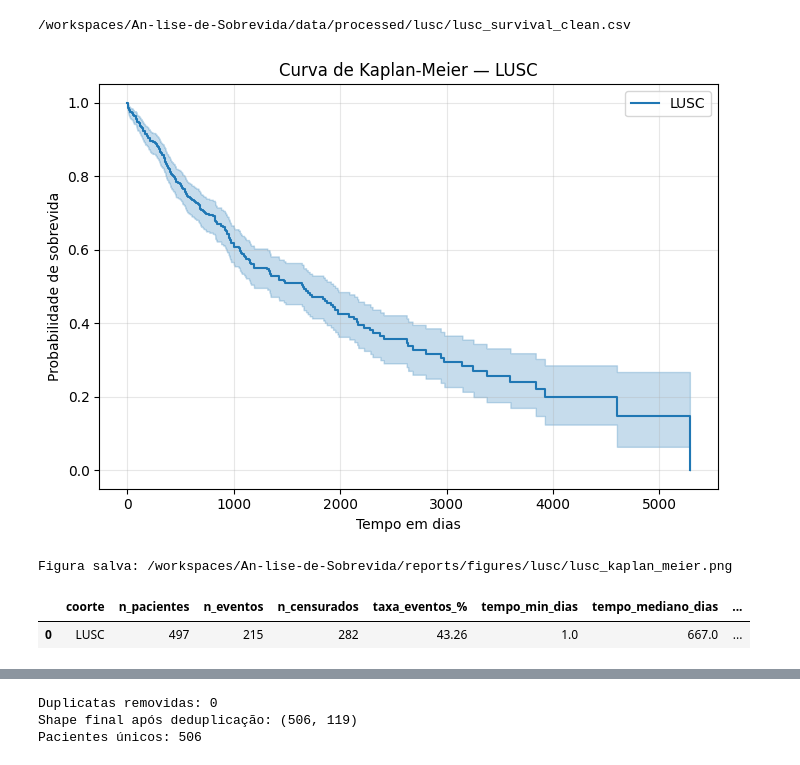
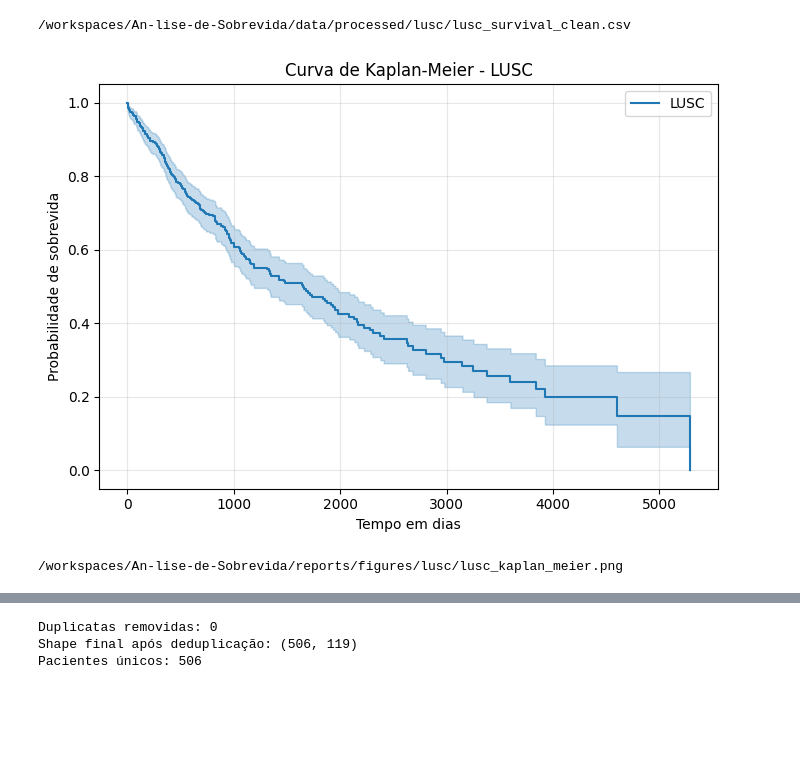
Before and after one commit to anacgr05/An-lise-de-Sobrevida, a Jupyter notebook: notebooks/02_tratamento_lusc.ipynb, the cells around one changed output, grey strips where cells are left out. Cells and saved outputs as stored; diff of their text form; code cells hidden in the pictures; blank space fills up the shorter version.

```diff
--- a/notebooks/02_tratamento_lusc.ipynb
+++ b/notebooks/02_tratamento_lusc.ipynb
@@ -33,20 +33,11 @@ SEED = 42
 # %%
 def criar_patient_id(sample):
-    """
-    Cria o patient_id no padrão TCGA-XX-XXXX.
-    """
     if pd.isna(sample):
         return np.nan
     return str(sample)[:12]
 
 
 def pegar_sample_code(sample):
-    """
-    Pega o código da amostra TCGA.
-    Exemplo:
-    TCGA-18-3406-01 -> 01
-    TCGA-18-3406-11 -> 11
-    """
     if pd.isna(sample):
         return ""
 
@@ -64,13 +55,9 @@ def pegar_sample_code(sample):
 
 
 def mostrar_resumo(df, nome):
-    """
-    Mostra um resumo simples da base.
-    """
     print(f"\n{nome}")
-    print("-" * 60)
     print("Shape:", df.shape)
     print("Total de nulos:", int(df.isna().sum().sum()))
-    display(df.head())
+    df.head()
 # %% [markdown]
 ## 1. Tratamento da base de sobrevida
@@ -84,9 +64,6 @@ Também vou manter apenas amostras tumorais primárias, identificadas pelo códi
 # %%
-print("LUSC - SURVIVAL")
-print()
-
 lusc_surv = (
-    pd.read_csv(FILES["surv"], sep="\t", index_col=0)
+    pd.read_csv(files["surv"], sep="\t", index_col=0)
     .reset_index()
     .rename(columns={"index": "sample_id"})
 )
@@ -94,5 +71,5 @@ lusc_surv = (
 print("Tamanho:", lusc_surv.shape)
 print("Colunas:", lusc_surv.columns.tolist())
 
-display(lusc_surv.head())
+lusc_surv.head()
 # %% [output]
@@ -176,17 +149,3 @@ print("Pacientes únicos:", lusc_surv_01["patient_id"].nunique())
 # %% [output]
 Duplicados removidos: 0
 Pacientes únicos: 504
-# %%
-antes = len(lusc_surv_01)
-
-lusc_surv_01 = (
-    lusc_surv_01
-    .sort_values("xena_sample")
-    .drop_duplicates(subset=["patient_id"], keep="first")
-    .copy()
-)
-
-depois = len(lusc_surv_01)
-
-print("Duplicados removidos:", antes - depois)
-print("Pacientes únicos:", lusc_surv_01["patient_id"].nunique())
@@ -311,35 +249,35 @@ print(PROCESSED_DIR / "lusc_survival_clean.csv")
 # %%
 kmf = KaplanMeierFitter()
 
 kmf.fit(
     durations=lusc_surv_final["OS.time"],
     event_observed=lusc_surv_final["OS"],
     label="LUSC"
 )
 
 fig, ax = plt.subplots(figsize=(7, 5))
 
 kmf.plot_survival_function(ax=ax, ci_show=True)
 
-ax.set_title("Curva de Kaplan-Meier — LUSC")
+ax.set_title("Curva de Kaplan-Meier - LUSC")
 ax.set_xlabel("Tempo em dias")
 ax.set_ylabel("Probabilidade de sobrevida")
 ax.grid(alpha=0.3)
 
 fig.tight_layout()
 
 fig.savefig(
-    FIGURES_DIR / "lusc_kaplan_meier.png",
+    figures_dir / "lusc_kaplan_meier.png",
     dpi=300,
     bbox_inches="tight"
 )
 
 plt.show()
 
-print("Figura salva:", FIGURES_DIR / "lusc_kaplan_meier.png")
+print( figures_dir / "lusc_kaplan_meier.png")
 # %% [output]
-[figure, old version]
+[figure, new version]
-Figura salva: /workspaces/An-lise-de-Sobrevida/reports/figures/lusc/lusc_kaplan_meier.png
+/workspaces/An-lise-de-Sobrevida/reports/figures/lusc/lusc_kaplan_meier.png
 # %%
 resumo_surv_lusc = pd.DataFrame({
     "coorte": ["LUSC"],
@@ -352,16 +290,13 @@ resumo_surv_lusc = pd.DataFrame({
     "tempo_max_dias": [lusc_surv_final["OS.time"].max()],
 })
 
-display(resumo_surv_lusc)
+resumo_surv_lusc
 
 resumo_surv_lusc.to_csv(
-    PROCESSED_DIR / "lusc_survival_summary.csv",
+    processed_dir / "lusc_survival_summary.csv",
     index=False,
     sep=";",
     encoding="utf-8-sig"
 )
-# %% [output]
-|  | coorte | n_pacientes | n_eventos | n_censurados | taxa_eventos_% | tempo_min_dias | tempo_mediano_dias | ... |
-| 0 | LUSC | 497 | 215 | 282 | 43.26 | 1.0 | 667.0 | ... |
 # %% [markdown]
 ## 2. Tratamento da base clínica
```
Also changed, not shown: parts of 53 cells of this notebook, 15 other files.
